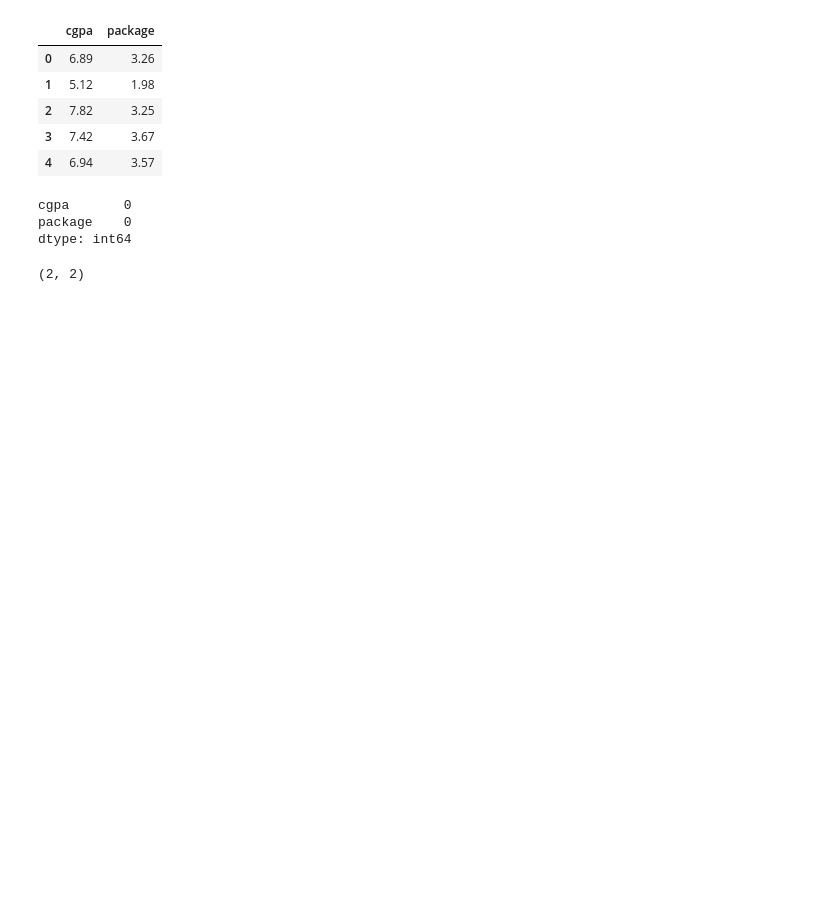
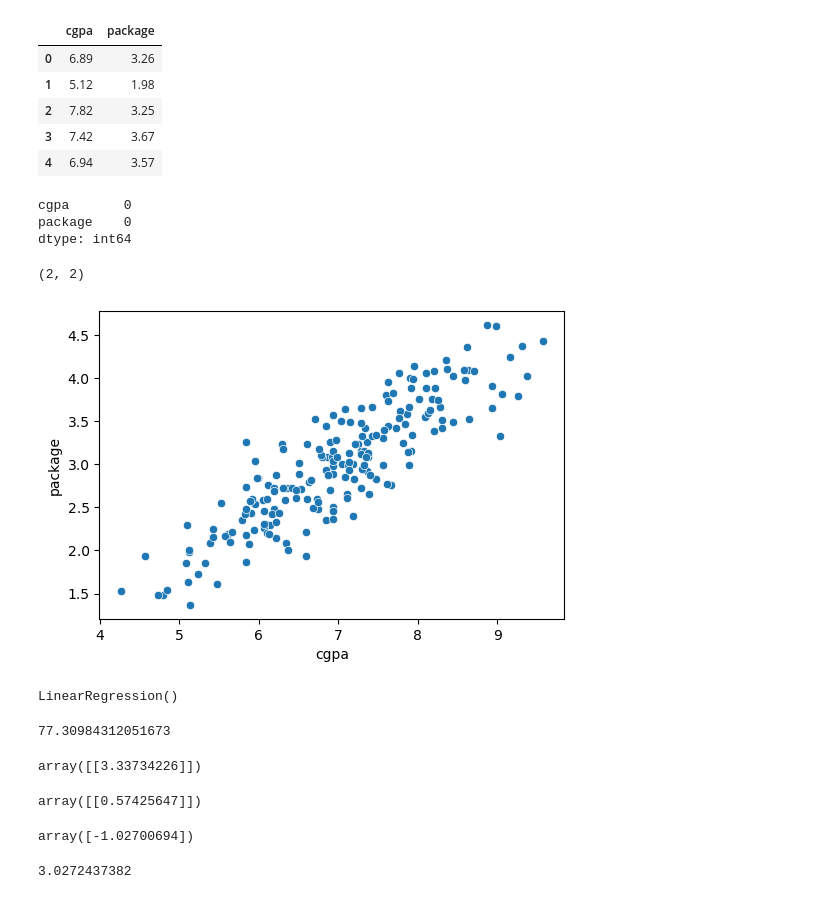
Before and after one commit to deepaknandeshwar17/Machine_Learning_practice, a Jupyter notebook: ml2.ipynb, the cells around one changed output. Drawn from its saved outputs; the diff is of its cells as text; code cells hidden in the pictures; blank space fills up the shorter version.

Commit message:
simple linear regression

```diff
--- a/ml2.ipynb
+++ b/ml2.ipynb
@@ -175,3 +179,9 @@ y = placementdata[["package"]]
 x.ndim, y.ndim
 # %% [output]
 (2, 2)
+# %%
+plt.figure(figsize=(6,4))
+sns.scatterplot(x="cgpa", y="package", data=placementdata)
+plt.show()
+# %% [output]
+[figure, added]
@@ -177,0 +192,13 @@ x.ndim, y.ndim
+# %%
+lr = LinearRegression()
+lr.fit(x_train, y_train)
+# %% [output]
+LinearRegression()
+# %%
+lr.score(x_test,y_test)*100
+# %% [output]
+77.30984312051673
+# %%
+lr.predict([[7.6]])
+# %% [output]
+array([[3.33734226]])
@@ -177,0 +207,12 @@ x.ndim, y.ndim
+# %%
+lr.coef_   # value of M
+# %% [output]
+array([[0.57425647]])
+# %%
+lr.intercept_  # value of C
+# %% [output]
+array([-1.02700694])
+# %%
+0.57425647*7.06-1.02700694
+# %% [output]
+3.0272437382
```
Also changed, not shown: parts of 8 cells of this notebook.
